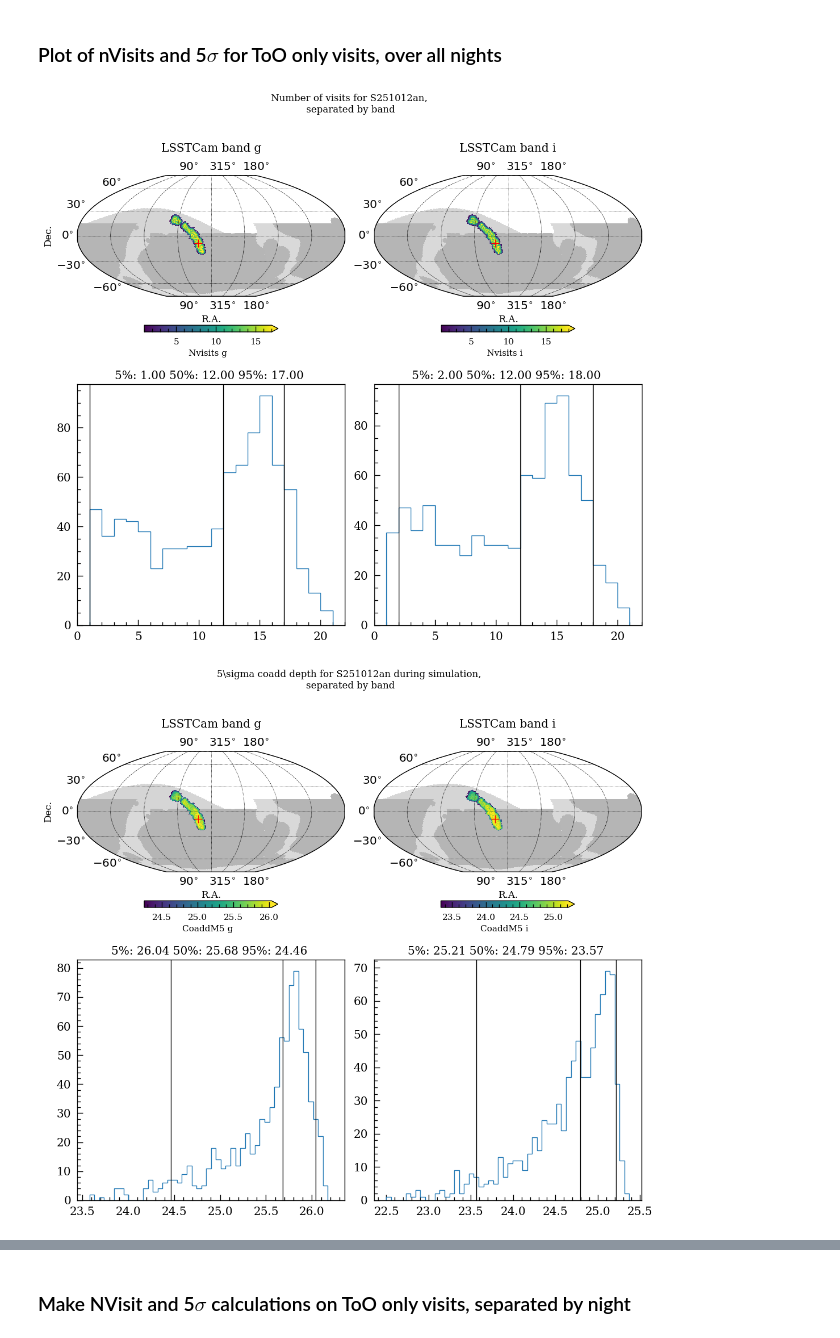
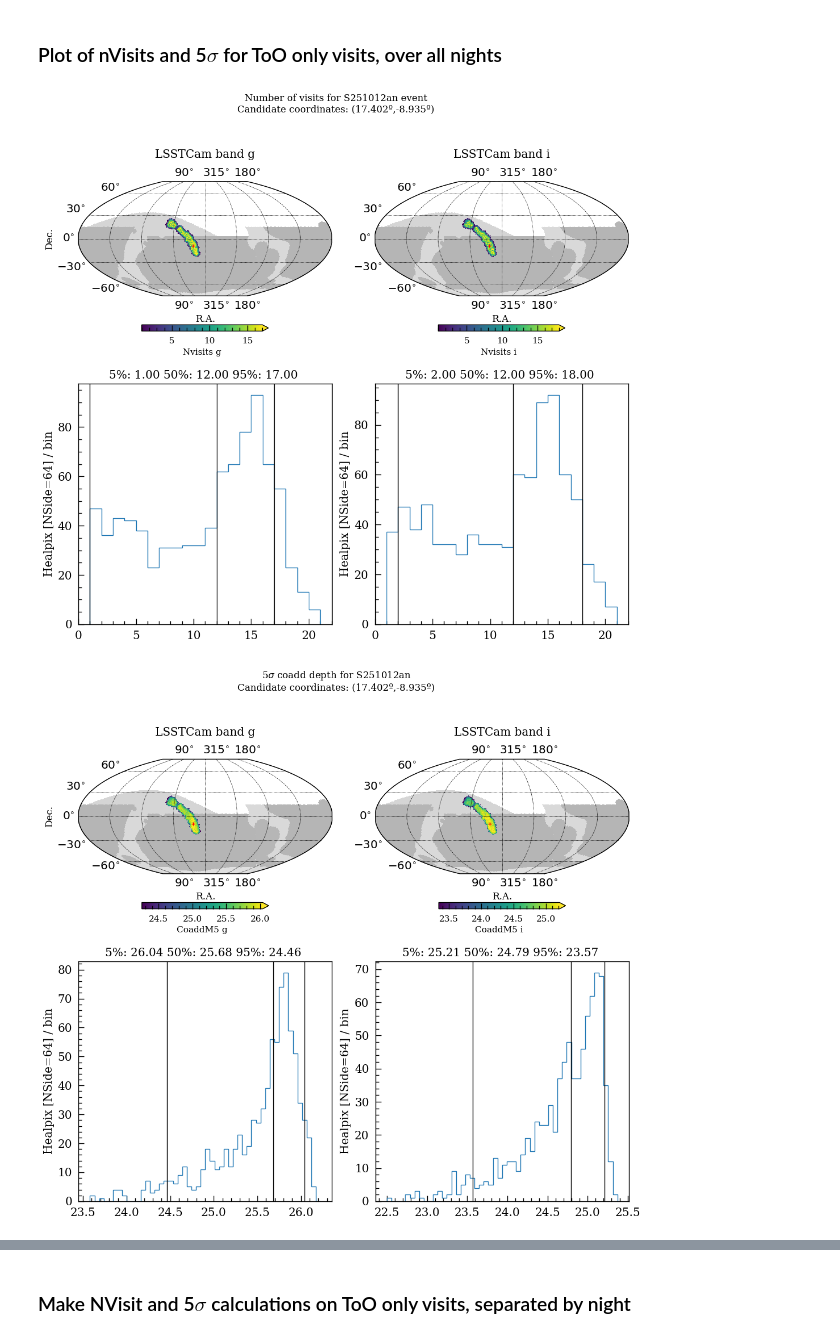
Before and after one commit to lsst-ts/ToO_utils, a Jupyter notebook: mdc/lsst_eval_fromEFD_gw.ipynb, the cells around one changed output, grey strips where cells are left out. Saved outputs shown, nothing was run; the diff lists cells and outputs as text; code cells hidden in the pictures.

```diff
--- a/mdc/lsst_eval_fromEFD_gw.ipynb
+++ b/mdc/lsst_eval_fromEFD_gw.ipynb
@@ -1411,12 +1411,14 @@ def plot_band_visits(
         )
 
         sp.ax.plot(
-            np.rad2deg(testEvent["injRa"]),
-            np.rad2deg(testEvent["injDec"]),
+            np.rad2deg(event_metadata["injRa"]),
+            np.rad2deg(event_metadata["injDec"]),
             marker="+",
             color="red",
-            markersize=10,
+            markersize=5,
         )
+
+
 
         if makeHist:
             # Make the histogram
@@ -1450,6 +1452,7 @@ def plot_band_visits(
             axdict_hist[b].set_ylabel(f"Healpix [NSide={hp.get_nside(nvisits[b].metric_values.data)}] / bin")
 
     if title != None:
+        title+=f"\nCandidate coordinates: ({np.rad2deg(event_metadata['injRa']):.3f}º,{np.rad2deg(event_metadata['injDec']):.3f}º)"
         fig.suptitle(title)
 
     fig.tight_layout()
@@ -1577,35 +1580,35 @@ fig1 = plot_band_visits(
     out_dir=".",
     save=False,
     nside=64,
     plotType="mcbryde",
-    title=f"Number of visits for {testEvent['source']},\n separated by band",
+    title=f"Number of visits for {testEvent['source']} event",
     makeHist=True,
 )
 fig2 = plot_band_visits(
     coadd,
     ["u", "g", "r", "i", "z", "y"],
     testEvent,
     plot,
     out_dir=".",
     save=False,
     nside=64,
     plotType="mcbryde",
-    title=f"5\sigma coadd depth for {testEvent['source']} during simulation,\n separated by band",
+    title=f"5$\sigma$ coadd depth for {testEvent['source']}",
     makeHist=True,
     reverseStats=True
 )
 fig3 = plot_band_visits(
     nvisits,
     ["all"],
     testEvent,
     plot,
     out_dir=".",
     save=False,
     nside=64,
     plotType="mcbryde",
-    title=f"Number of visits for {testEvent['source']} during simulation",
+    title=f"Number of visits for {testEvent['source']} event",
     makeHist=False,
 )
 # %% [output]
-[figure, old version]
+[figure, new version]
-[figure, old version]
+[figure, new version]
```
Also changed, not shown: parts of 3 cells of this notebook.
